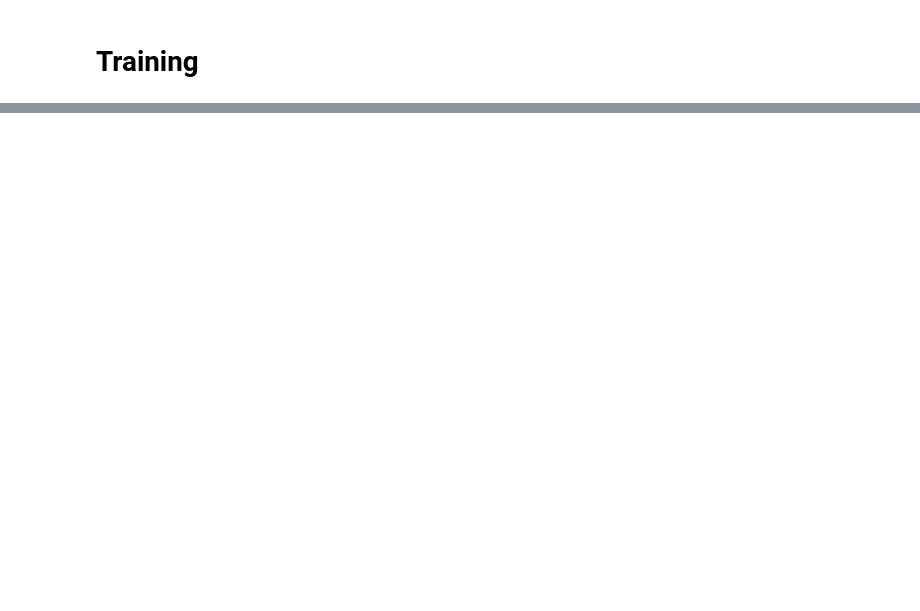
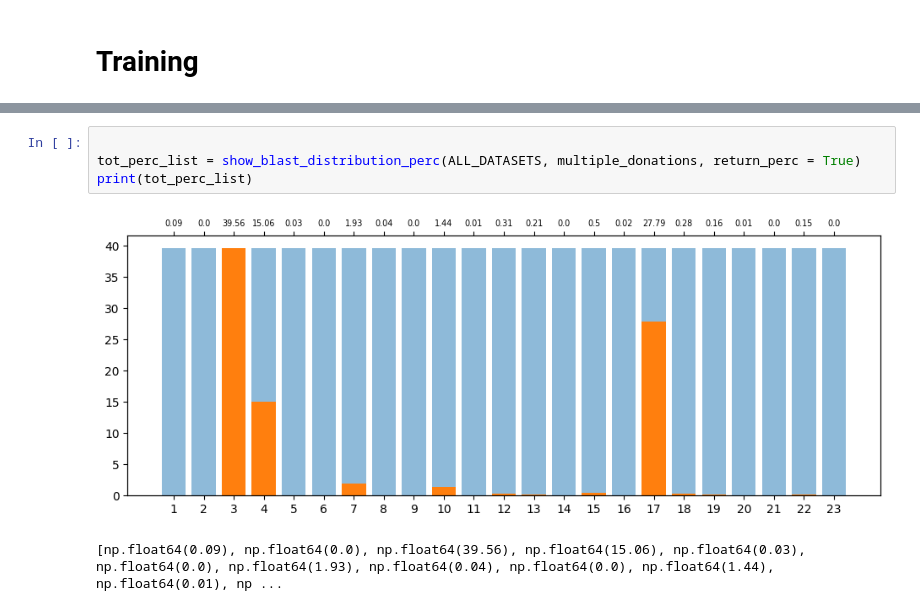
Before and after one commit to enricodidoli-source/master-thesis, a Jupyter notebook: CellCNN/notebooks/training_classification/Ensamble_AS_LOPOCV_no_tuning.ipynb, the cells around one changed output, grey strips where cells are left out. Cells and saved outputs as stored; diff of their text form; blank space fills up the shorter version.

```diff
--- a/CellCNN/notebooks/training_classification/Ensamble_AS_LOPOCV_no_tuning.ipynb
+++ b/CellCNN/notebooks/training_classification/Ensamble_AS_LOPOCV_no_tuning.ipynb
@@ -310,3 +166,10 @@ Wall time: 1min 46s
+# %%
+
+tot_perc_list = show_blast_distribution_perc(ALL_DATASETS, multiple_donations, return_perc = True)
+print(tot_perc_list)
+# %% [output]
+[figure, added]
+[np.float64(0.09), np.float64(0.0), np.float64(39.56), np.float64(15.06), np.float64(0.03), np.float64(0.0), np.float64(1.93), np.float64(0.04), np.float64(0.0), np.float64(1.44), np.float64(0.01), np ...
 # %%
 
 full_LOPOCV_dicts = generate_LOPOCV_dicts(multiple_donations, ALL_DATASETS)
```
Also changed, not shown: parts of 12 cells of this notebook, 25 other files.
